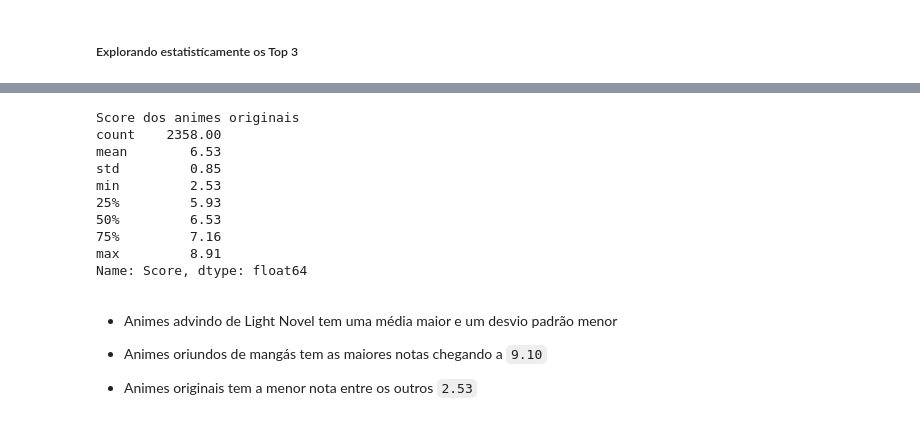
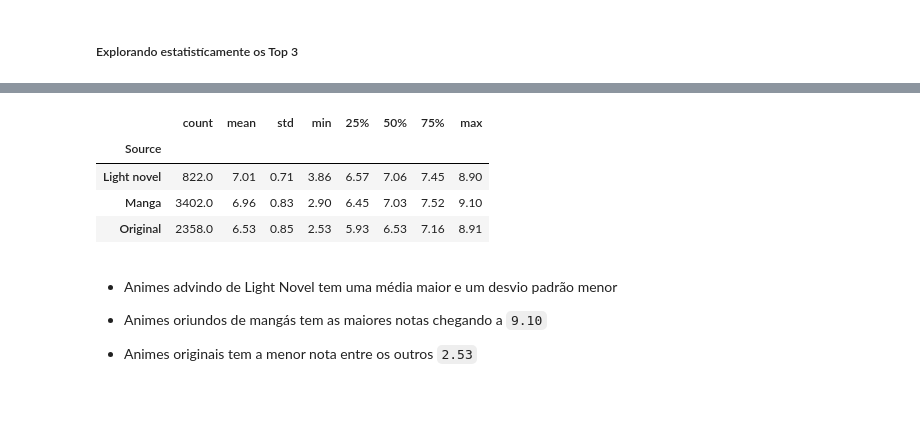
Before and after one commit to guievbs/anime-insights, a Jupyter notebook: notebooks/analise.ipynb, the cells around one changed output, grey strips where cells are left out. Drawn from its saved outputs; the diff is of its cells as text; code cells hidden in the pictures.

```diff
--- a/notebooks/analise.ipynb
+++ b/notebooks/analise.ipynb
@@ -789,16 +709,14 @@ Name: Score, dtype: float64
-# %%
-print(f"Score dos animes originais \n{result_original}")
-# %% [output]
-Score dos animes originais
-count    2358.00
-mean        6.53
-std         0.85
-min         2.53
-25%         5.93
-50%         6.53
-75%         7.16
-max         8.91
-Name: Score, dtype: float64
+# %%
+sources_podio = ['Manga', 'Light novel', 'Original']
+resultados_por_origem = df[df['Source'].isin(sources_podio)].groupby('Source')['Score'].describe().round(2)
+# %%
+resultados_por_origem
+# %% [output]
+|  | count | mean | std | min | 25% | 50% | 75% | max |
+| Source |  |  |  |  |  |  |  |  |
+| Light novel | 822.0 | 7.01 | 0.71 | 3.86 | 6.57 | 7.06 | 7.45 | 8.90 |
+| Manga | 3402.0 | 6.96 | 0.83 | 2.90 | 6.45 | 7.03 | 7.52 | 9.10 |
+| Original | 2358.0 | 6.53 | 0.85 | 2.53 | 5.93 | 6.53 | 7.16 | 8.91 |
 # %% [markdown]
 - Animes advindo de Light Novel tem uma média maior e um desvio padrão menor
 
```
Also changed, not shown: parts of 16 cells of this notebook.
